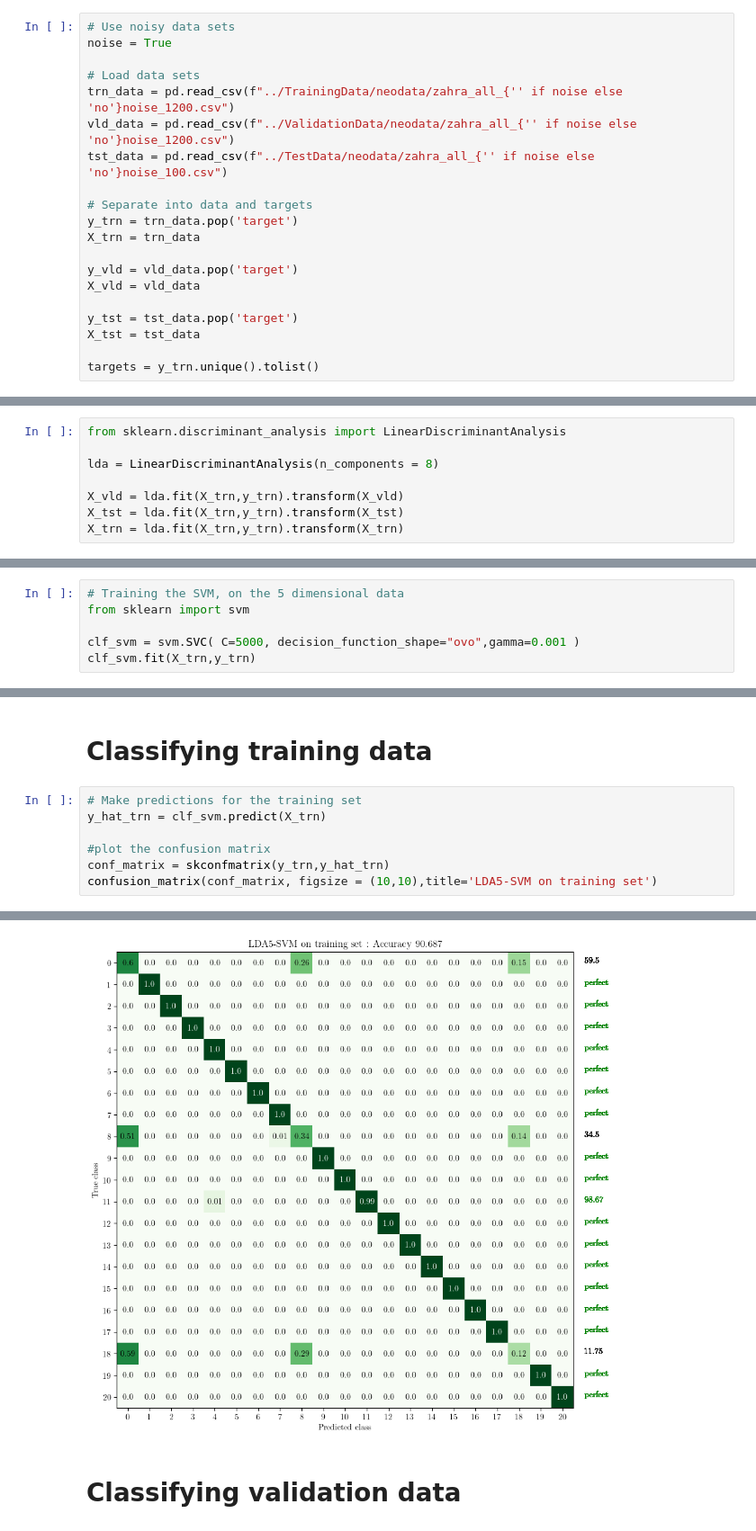
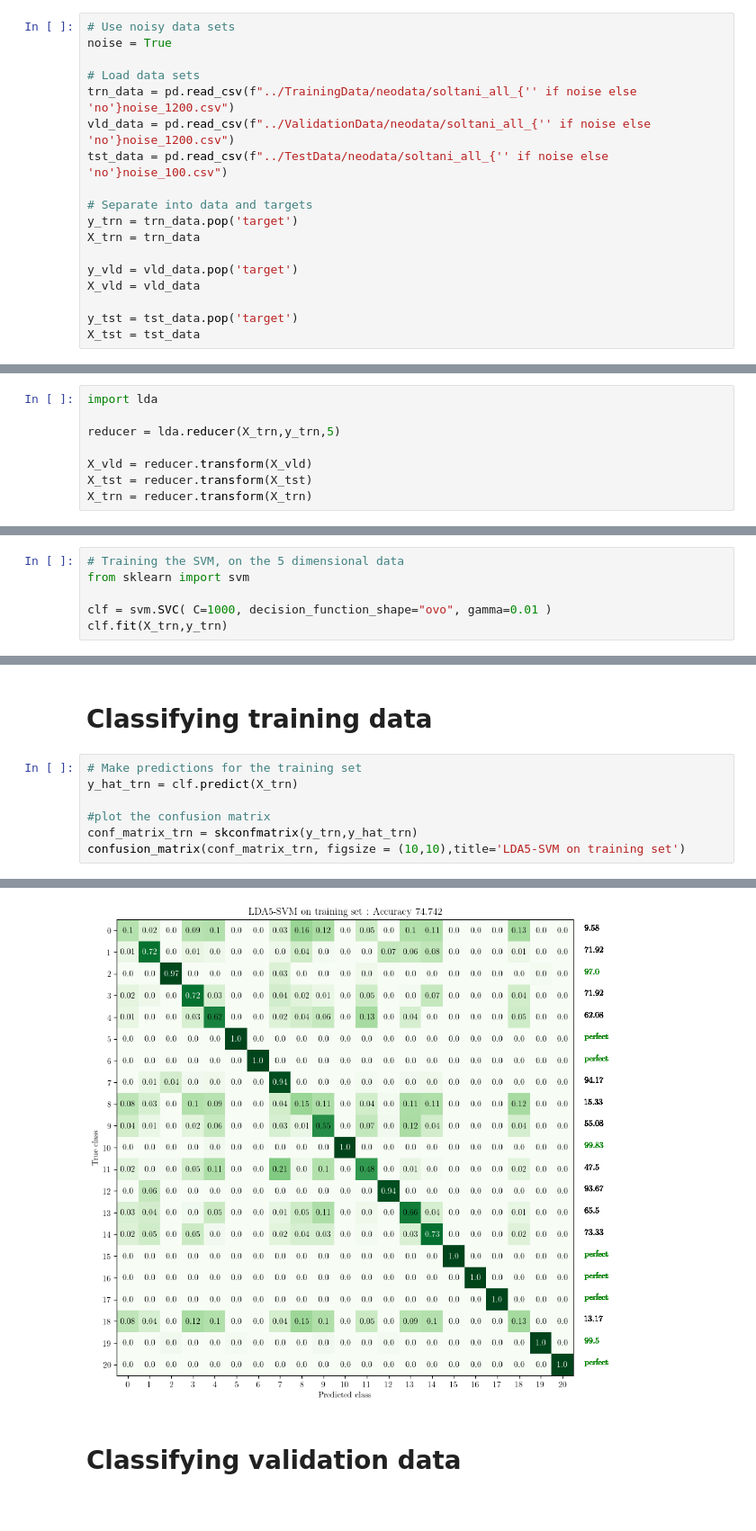
Before and after one commit to peterkrull/p7-ml-refrigeration-fault-detection, a Jupyter notebook: ClassificationScripts/ReproduceResults/LDA5-SVM.ipynb, the cells around one changed output, grey strips where cells are left out. Shown at 90% size. Saved outputs shown, nothing was run; the diff lists cells and outputs as text.

```diff
--- a/ClassificationScripts/ReproduceResults/LDA5-SVM.ipynb
+++ b/ClassificationScripts/ReproduceResults/LDA5-SVM.ipynb
@@ -34,9 +33,9 @@ The autoreload extension is already loaded. To reload it, use:
 noise = True
 
 # Load data sets
-trn_data = pd.read_csv(f"../TrainingData/neodata/zahra_all_{'' if noise else 'no'}noise_1200.csv")
-vld_data = pd.read_csv(f"../ValidationData/neodata/zahra_all_{'' if noise else 'no'}noise_1200.csv")
-tst_data = pd.read_csv(f"../TestData/neodata/zahra_all_{'' if noise else 'no'}noise_100.csv")
+trn_data = pd.read_csv(f"../TrainingData/neodata/soltani_all_{'' if noise else 'no'}noise_1200.csv")
+vld_data = pd.read_csv(f"../ValidationData/neodata/soltani_all_{'' if noise else 'no'}noise_1200.csv")
+tst_data = pd.read_csv(f"../TestData/neodata/soltani_all_{'' if noise else 'no'}noise_100.csv")
 
 # Separate into data and targets
 y_trn = trn_data.pop('target')
@@ -47,5 +46,3 @@ X_vld = vld_data
 
 y_tst = tst_data.pop('target')
 X_tst = tst_data
-
-targets = y_trn.unique().tolist()
@@ -70,8 +61,8 @@ X_tst = standardizer.transform(X_tst)
 # %%
-from sklearn.discriminant_analysis import LinearDiscriminantAnalysis
+import lda
 
-lda = LinearDiscriminantAnalysis(n_components = 8)
+reducer = lda.reducer(X_trn,y_trn,5)
 
-X_vld = lda.fit(X_trn,y_trn).transform(X_vld)
-X_tst = lda.fit(X_trn,y_trn).transform(X_tst)
-X_trn = lda.fit(X_trn,y_trn).transform(X_trn)
+X_vld = reducer.transform(X_vld)
+X_tst = reducer.transform(X_tst)
+X_trn = reducer.transform(X_trn)
@@ -81,6 +76,6 @@ X_trn = lda.fit(X_trn,y_trn).transform(X_trn)
 # Training the SVM, on the 5 dimensional data
 from sklearn import svm
 
-clf_svm = svm.SVC( C=5000, decision_function_shape="ovo",gamma=0.001 )
-clf_svm.fit(X_trn,y_trn)
+clf = svm.SVC( C=1000, decision_function_shape="ovo", gamma=0.01 )
+clf.fit(X_trn,y_trn)
 # %% [output]
@@ -89,10 +84,10 @@ SVC(C=5000, decision_function_shape='ovo', gamma=0.001)
 # Classifying training data
 # %%
 # Make predictions for the training set
-y_hat_trn = clf_svm.predict(X_trn)
+y_hat_trn = clf.predict(X_trn)
 
 #plot the confusion matrix
-conf_matrix = skconfmatrix(y_trn,y_hat_trn)
-confusion_matrix(conf_matrix, figsize = (10,10),title='LDA5-SVM on training set')
+conf_matrix_trn = skconfmatrix(y_trn,y_hat_trn)
+confusion_matrix(conf_matrix_trn, figsize = (10,10),title='LDA5-SVM on training set')
 # %% [output]
 (<Figure size 1000x1000 with 1 Axes>,
@@ -100,4 +95,4 @@ confusion_matrix(conf_matrix, figsize = (10,10),title='LDA5-SVM on training set'
-[figure, old version]
+[figure, new version]
 # %% [markdown]
 # Classifying validation data
 # %%
```
Also changed, not shown: parts of 10 cells of this notebook, 2 other files.
